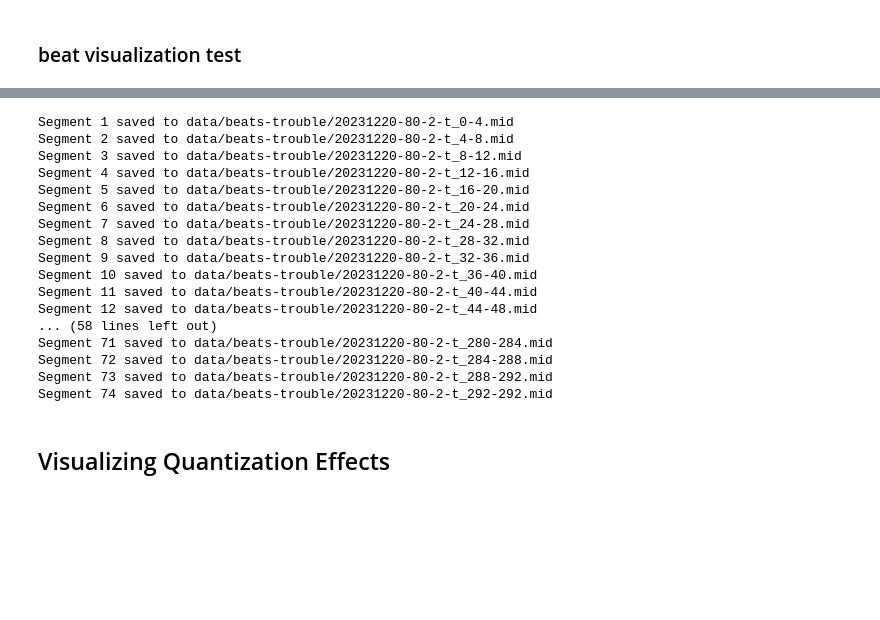
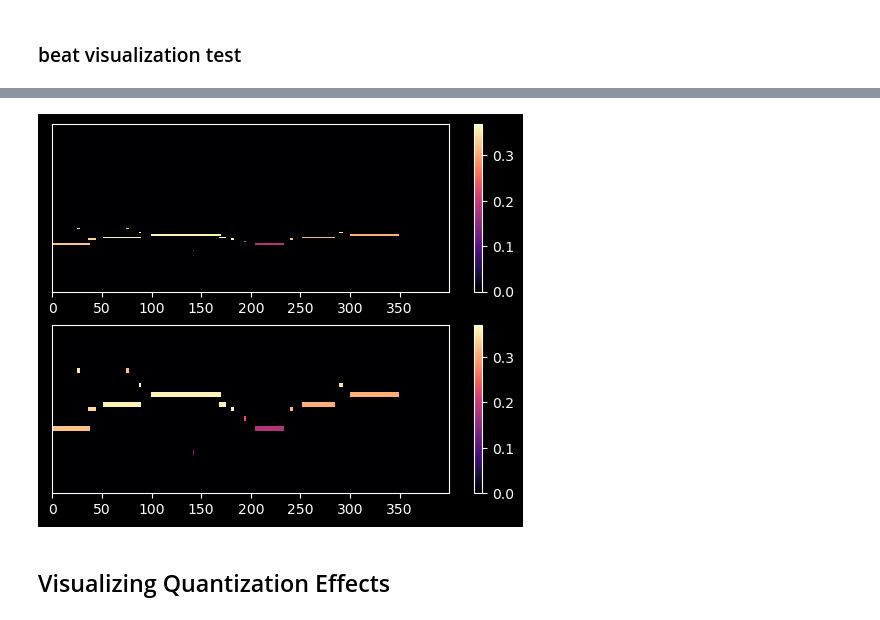
Before and after one commit to finlaymiller/midi_segmentation, a Jupyter notebook: segment_midi_beat.ipynb, the cells around one changed output, grey strips where cells are left out. Saved outputs shown, nothing was run; the diff lists cells and outputs as text; code cells hidden in the pictures; blank space fills up the shorter version.

Commit message:
piano roll downsampling almost ready

```diff
--- a/segment_midi_beat.ipynb
+++ b/segment_midi_beat.ipynb
@@ -109,47 +140,31 @@ def split_midi(midi_file_path, beats_per_segment, output_folder):
 # %%
-midi_file = os.path.join("data", "trimmed outputs", "20231220-80-2-t.mid")
-dir_out = os.path.join("data", "beats-trouble")
-midi = pretty_midi.PrettyMIDI(midi_file)
-segs = 8
-fs = 100
-bpm = 80
-piano_roll = midi.get_piano_roll(fs)
-beats = calculate_beat_times(bpm, midi.get_end_time())
-segments = split_midi(midi_file, segs, dir_out)
-
 # plot
 # plt.subplot(2, 1, 1)
 # plt.yticks([])
 # plt.imshow(mu.trim_piano_roll(piano_roll), aspect='auto', origin='lower', cmap='magma', interpolation='nearest')
 # for i, beat in enumerate(beats):
 #     plt.axvline(x=beat * fs, color='r' if i % segs == 0 else 'g')
 
 # plt.subplot(2, 2, 3)
 # plt.yticks([])
 # plt.imshow(mu.trim_piano_roll(segments[0].get_piano_roll()), aspect='auto', origin='lower', cmap='magma', interpolation='nearest')
 
 # plt.subplot(2, 2, 4)
 # plt.yticks([])
 # plt.imshow(mu.trim_piano_roll(segments[1].get_piano_roll()), aspect='auto', origin='lower', cmap='magma', interpolation='nearest')
 # plt.show()
+
+# plt.subplot(2, 1, 1)
+# plt.yticks([])
+# plt.imshow(piano_roll, aspect='auto', origin='lower', cmap='magma', interpolation='nearest')
+# plt.colorbar()
+# plt.subplot(2, 1, 2)
+# plt.yticks([])
+# plt.imshow(piano_roll[23:58], aspect='auto', origin='lower', cmap='magma', interpolation='nearest')
+# plt.colorbar()
+# plt.show()
 # %% [output]
-Segment 1 saved to data/beats-trouble/20231220-80-2-t_0-4.mid
-Segment 2 saved to data/beats-trouble/20231220-80-2-t_4-8.mid
-Segment 3 saved to data/beats-trouble/20231220-80-2-t_8-12.mid
-Segment 4 saved to data/beats-trouble/20231220-80-2-t_12-16.mid
-Segment 5 saved to data/beats-trouble/20231220-80-2-t_16-20.mid
-Segment 6 saved to data/beats-trouble/20231220-80-2-t_20-24.mid
-Segment 7 saved to data/beats-trouble/20231220-80-2-t_24-28.mid
-Segment 8 saved to data/beats-trouble/20231220-80-2-t_28-32.mid
-Segment 9 saved to data/beats-trouble/20231220-80-2-t_32-36.mid
-Segment 10 saved to data/beats-trouble/20231220-80-2-t_36-40.mid
-Segment 11 saved to data/beats-trouble/20231220-80-2-t_40-44.mid
-Segment 12 saved to data/beats-trouble/20231220-80-2-t_44-48.mid
-... (58 lines left out)
-Segment 71 saved to data/beats-trouble/20231220-80-2-t_280-284.mid
-Segment 72 saved to data/beats-trouble/20231220-80-2-t_284-288.mid
-Segment 73 saved to data/beats-trouble/20231220-80-2-t_288-292.mid
-Segment 74 saved to data/beats-trouble/20231220-80-2-t_292-292.mid
+[figure, added]
 # %% [markdown]
 ## Visualizing Quantization Effects
 # %%
```
Also changed, not shown: parts of 5 cells of this notebook.
